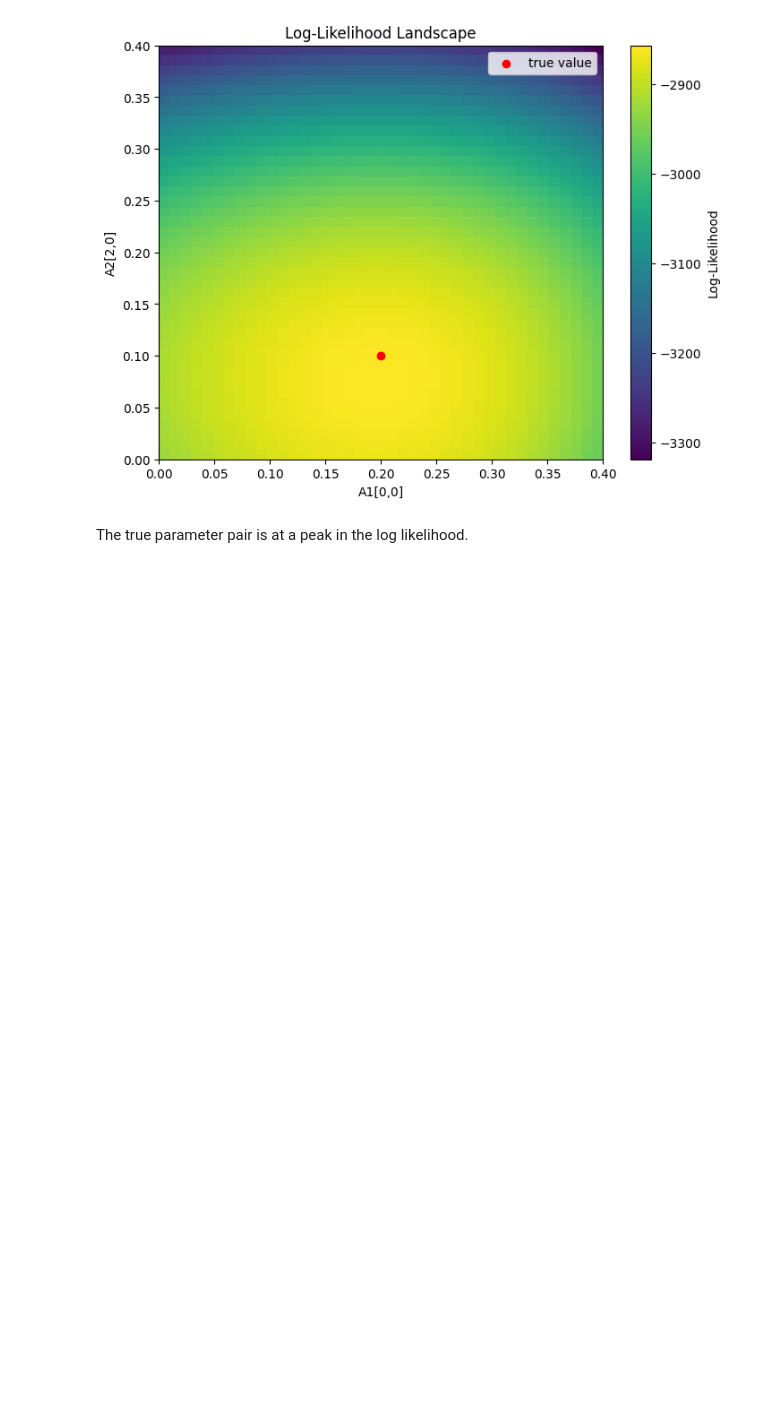
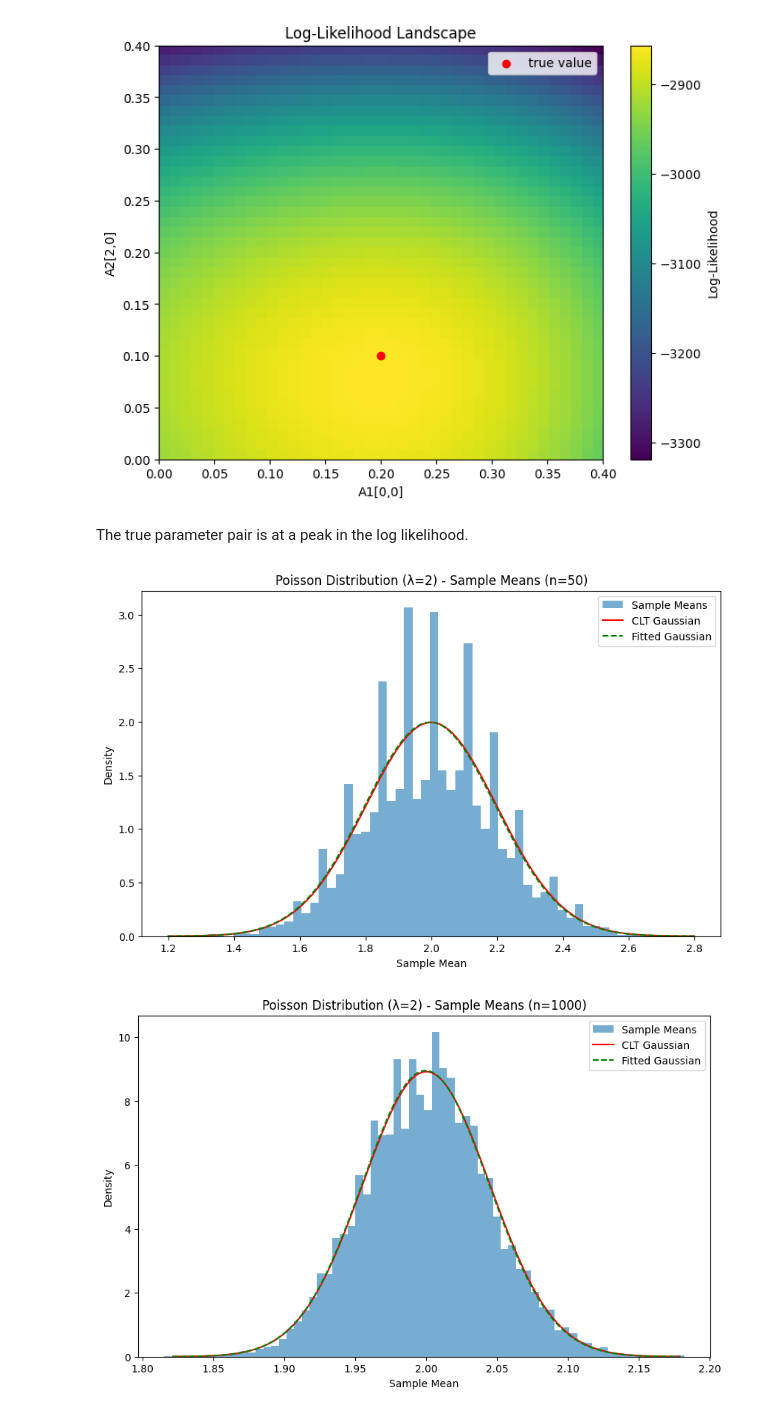
Before and after one commit to Sam-RvandV/TSM_SS2025, a Jupyter notebook: exercises/ex2/Rouppe-Sange-sheet02.ipynb, the cells around one changed output. Cells and saved outputs as stored; diff of their text form; code cells hidden in the pictures; blank space fills up the shorter version.

```diff
--- a/exercises/ex2/Rouppe-Sange-sheet02.ipynb
+++ b/exercises/ex2/Rouppe-Sange-sheet02.ipynb
@@ -336,3 +336,52 @@ plt.show()
 [figure]
 # %% [markdown]
 The true parameter pair is at a peak in the log likelihood.
+# %%
+import numpy as np
+import matplotlib.pyplot as plt
+import scipy.stats as stats
+from scipy.optimize import curve_fit
+
+# Define Gaussian function for fitting
+def gaussian(x, mu, sigma):
+    return (1 / (sigma * np.sqrt(2 * np.pi))) * np.exp(-(x - mu)**2 / (2 * sigma**2))
+
+# =================================================================
+# (a) Poisson Distribution with varying sample sizes
+# =================================================================
+n_values_poisson = [50, 1000, 10000]
+lambda_poisson = 2
+num_samples = 10000
+
+for n in n_values_poisson:
+    # Generate samples and compute means
+    samples = np.random.poisson(lambda_poisson, size=(num_samples, n))
+    sample_means = samples.mean(axis=1)
+
+    # Plot histogram
+    plt.figure(figsize=(10, 6))
+    plt.hist(sample_means, bins='auto', density=True, alpha=0.6, label='Sample Means')
+
+    # Theoretical CLT Gaussian
+    mu = lambda_poisson
+    sigma = np.sqrt(lambda_poisson / n)
+    x = np.linspace(mu - 4*sigma, mu + 4*sigma, 1000)
+    plt.plot(x, stats.norm.pdf(x, mu, sigma), 'r-', label='CLT Gaussian')
+
+    # Gaussian fit
+    counts, bin_edges = np.histogram(sample_means, bins='auto', density=True)
+    bin_centers = (bin_edges[:-1] + bin_edges[1:])/2
+    try:
+        params, _ = curve_fit(gaussian, bin_centers, counts, p0=[mu, sigma])
+        plt.plot(x, gaussian(x, *params), 'g--', label='Fitted Gaussian')
+    except:
+        pass
+
+    plt.title(f'Poisson Distribution (λ=2) - Sample Means (n={n})')
+    plt.xlabel('Sample Mean')
+    plt.ylabel('Density')
+    plt.legend()
+    plt.show()
+# %% [output]
+[figure, added]
+[figure, added]
```
Also changed, not shown: parts of 3 cells of this notebook.
